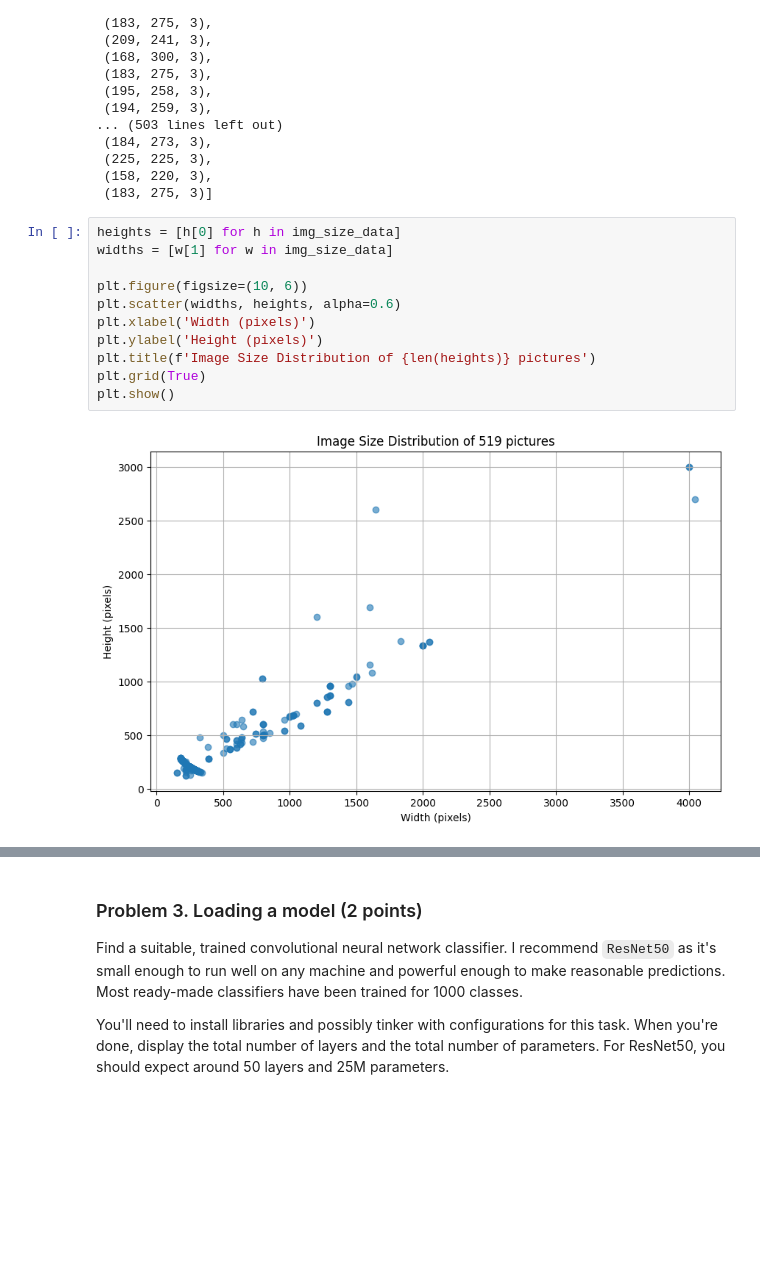
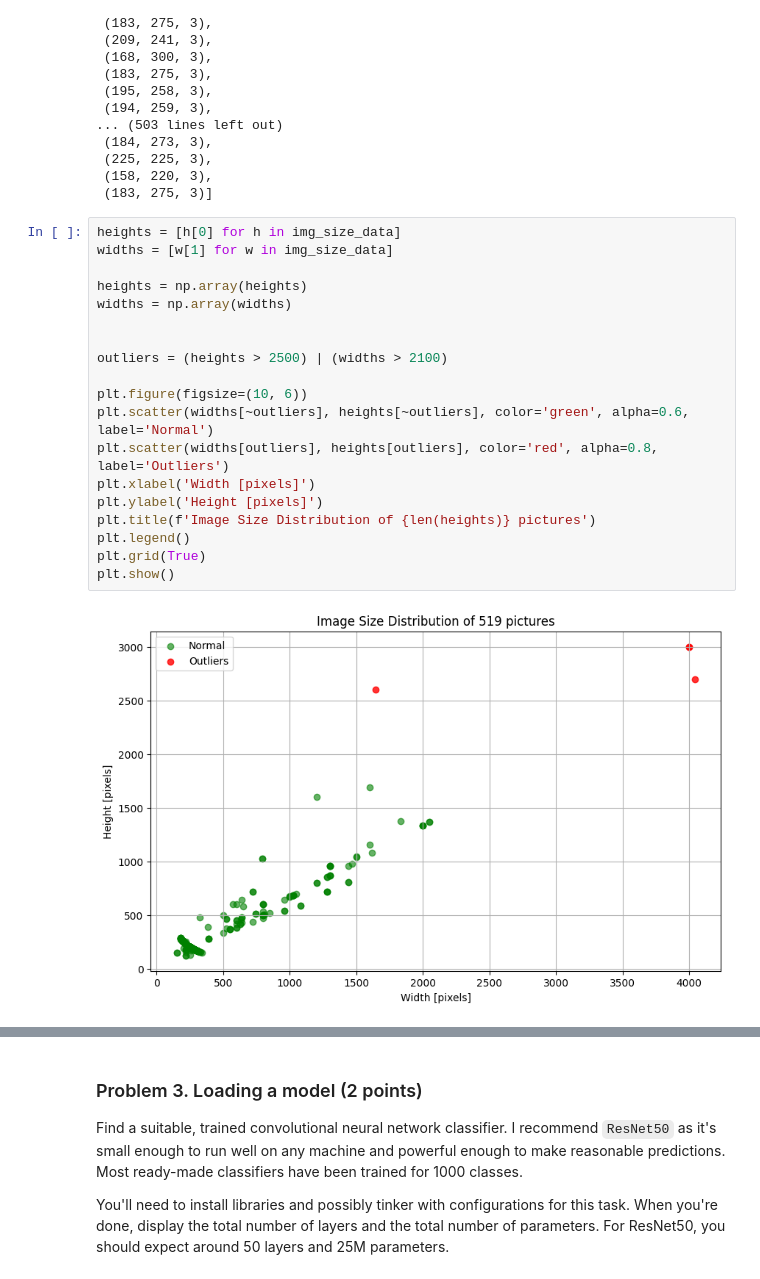
Before and after one commit to plamensve/Data_Science_Upskill_Softuni, a Jupyter notebook: 06_working_with_images/Working with Images Lab.ipynb, the cells around one changed output, grey strips where cells are left out. Cells and saved outputs as stored; diff of their text form; blank space fills up the shorter version.

```diff
--- a/06_working_with_images/Working with Images Lab.ipynb
+++ b/06_working_with_images/Working with Images Lab.ipynb
@@ -99,13 +102,21 @@ img_size_data
 # %%
 heights = [h[0] for h in img_size_data]
 widths = [w[1] for w in img_size_data]
 
+heights = np.array(heights)
+widths = np.array(widths)
+
+
+outliers = (heights > 2500) | (widths > 2100)
+
 plt.figure(figsize=(10, 6))
-plt.scatter(widths, heights, alpha=0.6)
-plt.xlabel('Width (pixels)')
-plt.ylabel('Height (pixels)')
+plt.scatter(widths[~outliers], heights[~outliers], color='green', alpha=0.6, label='Normal')
+plt.scatter(widths[outliers], heights[outliers], color='red', alpha=0.8, label='Outliers')
+plt.xlabel('Width [pixels]')
+plt.ylabel('Height [pixels]')
 plt.title(f'Image Size Distribution of {len(heights)} pictures')
+plt.legend()
 plt.grid(True)
 plt.show()
 # %% [output]
-[figure, old version]
+[figure, new version]
```
Also changed, not shown: parts of 5 cells of this notebook, 54 other files.
